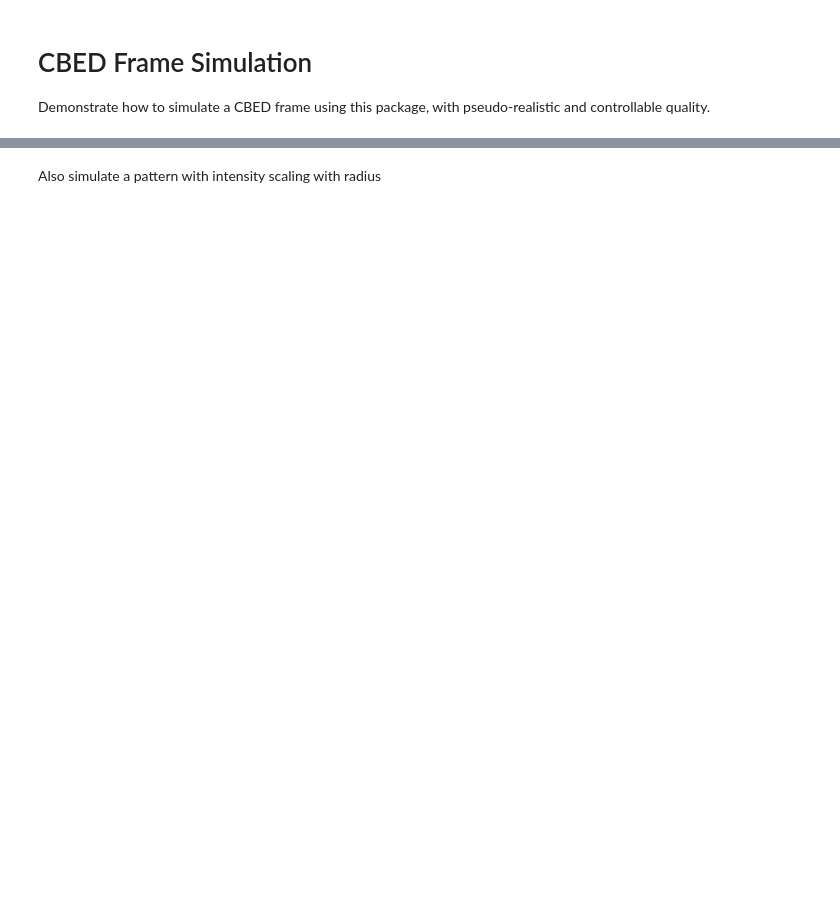
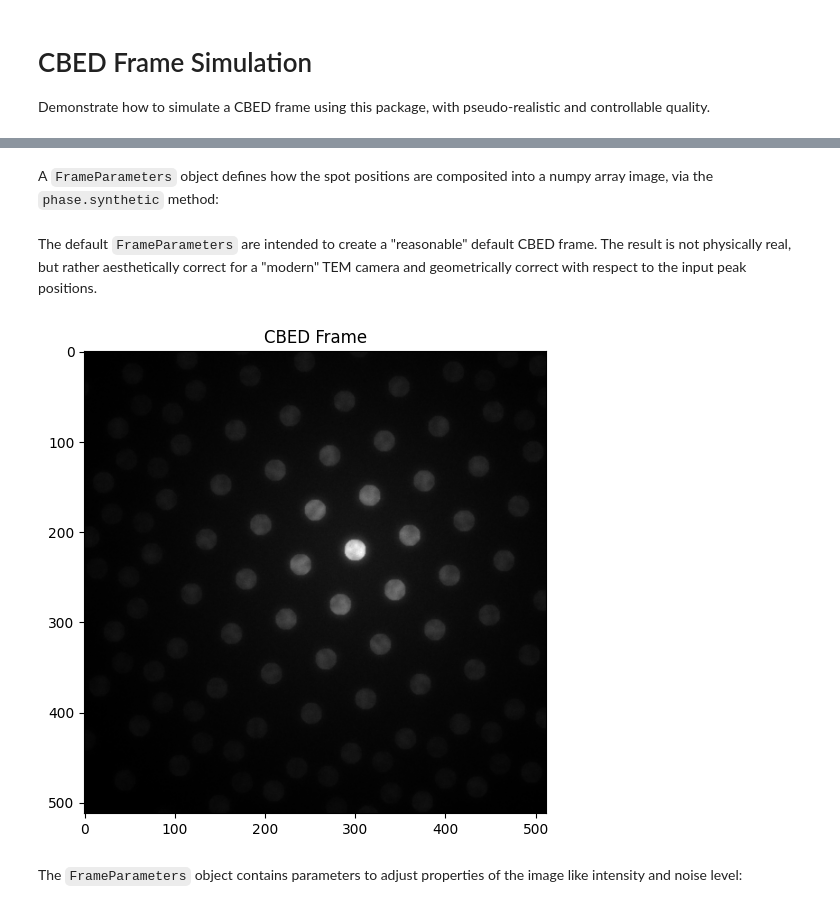
Before and after one commit to matbryan52/cbed-simulation, a Jupyter notebook: make_frame.ipynb, the cells around one changed output, grey strips where cells are left out. Cells and saved outputs as stored; diff of their text form; code cells hidden in the pictures; blank space fills up the shorter version.

```diff
--- a/make_frame.ipynb
+++ b/make_frame.ipynb
@@ -12,3 +13,6 @@ We load a structure in a given orientation, this can be an `hkl` index or an `or
 # %%
-phase = OrientedPhase.from_cif("./tests/Si.cif")
+phase = OrientedPhase.from_cif(
+    "./tests/Si.cif",
+    zone_axis=(1, 1, 1),
+)
 # %% [markdown]
@@ -23,2 +33,4 @@ experiment = ExperimentInformation(
+# %% [markdown]
+A `FrameParameters` object defines how the spot positions are composited into a numpy array image, via the `phase.synthetic` method:
 # %%
 frame_params = FrameParameters()
@@ -26,3 +37 @@ sim_peaks = phase.peak_positions(experiment)
 sim_frame = phase.synthetic(experiment, sim_peaks, frame_params=frame_params)
-# %% [markdown]
-Also simulate a pattern with intensity scaling with radius
@@ -34,6 +38,8 @@ sim_frame_rad = phase.synthetic(experiment, sim_peaks, frame_params=frame_params
+# %% [markdown]
+The default `FrameParameters` are intended to create a "reasonable" default CBED frame. The result is not physically real, but rather aesthetically correct for a "modern" TEM camera and geometrically correct with respect to the input peak positions.
 # %%
-fig, (ax1, ax2) = plt.subplots(1, 2, sharex=True, sharey=True, figsize=(10, 6))
-ax1.imshow(sim_frame, cmap="gray_r")
-ax1.set_title("sim_frame")
-ax2.imshow(sim_frame_rad, cmap="gray_r")
-ax2.set_title("sim_frame_rad");
+fig, ax = plt.subplots(1, figsize=(8, 6))
+ax.imshow(sim_frame, cmap="gray")
+ax.set_title("CBED Frame");
+# %% [output]
+[figure, added]
@@ -45,0 +46,2 @@ ax2.set_title("sim_frame_rad")
+# %% [markdown]
+The `FrameParameters` object contains parameters to adjust properties of the image like intensity and noise level:
```
Also changed, not shown: parts of 17 cells of this notebook, 1 other file.
